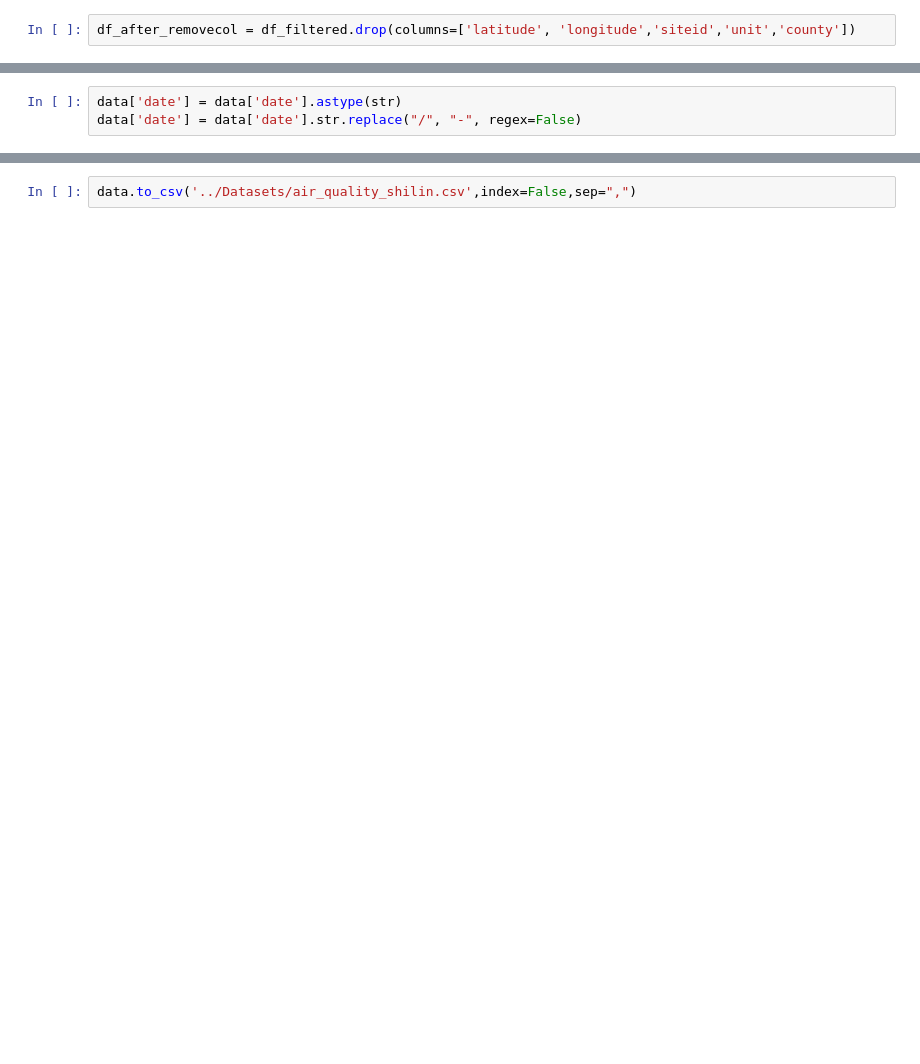
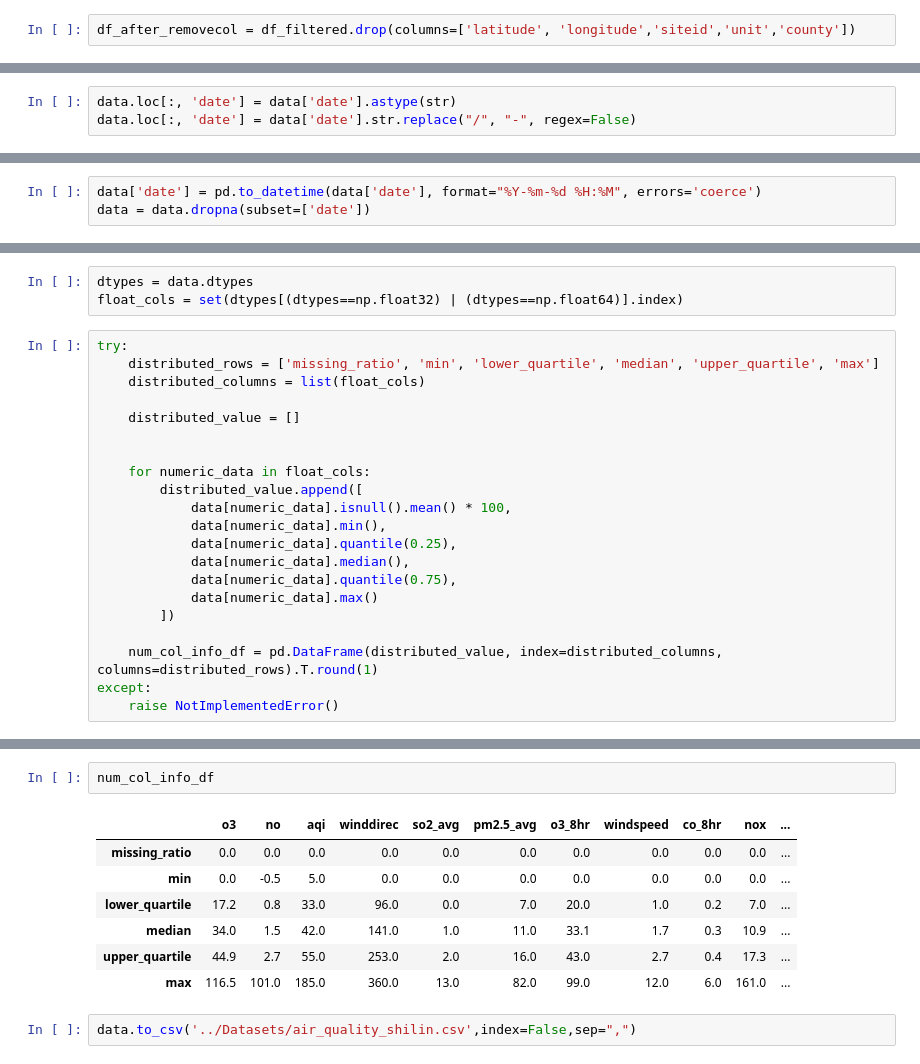
Before and after one commit to Dzivilord/DV-TW-Lab02, a Jupyter notebook: Source_Codes/preprocessing.ipynb, the cells around one changed output, grey strips where cells are left out. Cells and saved outputs as stored; diff of their text form; blank space fills up the shorter version.

```diff
--- a/Source_Codes/preprocessing.ipynb
+++ b/Source_Codes/preprocessing.ipynb
@@ -46,3 +134,3 @@ for col in columns_to_convert:
 # %%
-data['date'] = data['date'].astype(str)
-data['date'] = data['date'].str.replace("/", "-", regex=False)
+data.loc[:, 'date'] = data['date'].astype(str)
+data.loc[:, 'date'] = data['date'].str.replace("/", "-", regex=False)
@@ -50,0 +137,3 @@ data.info()
+# %%
+data['date'] = pd.to_datetime(data['date'], format="%Y-%m-%d %H:%M", errors='coerce')
+data = data.dropna(subset=['date'])
@@ -50,0 +146,24 @@ data.info()
+# %%
+dtypes = data.dtypes
+float_cols = set(dtypes[(dtypes==np.float32) | (dtypes==np.float64)].index)
+# %%
+try:
+    distributed_rows = ['missing_ratio', 'min', 'lower_quartile', 'median', 'upper_quartile', 'max']
+    distributed_columns = list(float_cols)
+
+    distributed_value = []
+
+
+    for numeric_data in float_cols:
+        distributed_value.append([
+            data[numeric_data].isnull().mean() * 100,
+            data[numeric_data].min(),
+            data[numeric_data].quantile(0.25),
+            data[numeric_data].median(),
+            data[numeric_data].quantile(0.75),
+            data[numeric_data].max()
+        ])
+
+    num_col_info_df = pd.DataFrame(distributed_value, index=distributed_columns, columns=distributed_rows).T.round(1)
+except:
+    raise NotImplementedError()
@@ -51,2 +189,12 @@ data.info()
+# %%
+num_col_info_df
+# %% [output]
+|  | o3 | no | aqi | winddirec | so2_avg | pm2.5_avg | o3_8hr | windspeed | co_8hr | nox | ... |
+| missing_ratio | 0.0 | 0.0 | 0.0 | 0.0 | 0.0 | 0.0 | 0.0 | 0.0 | 0.0 | 0.0 | ... |
+| min | 0.0 | -0.5 | 5.0 | 0.0 | 0.0 | 0.0 | 0.0 | 0.0 | 0.0 | 0.0 | ... |
+| lower_quartile | 17.2 | 0.8 | 33.0 | 96.0 | 0.0 | 7.0 | 20.0 | 1.0 | 0.2 | 7.0 | ... |
+| median | 34.0 | 1.5 | 42.0 | 141.0 | 1.0 | 11.0 | 33.1 | 1.7 | 0.3 | 10.9 | ... |
+| upper_quartile | 44.9 | 2.7 | 55.0 | 253.0 | 2.0 | 16.0 | 43.0 | 2.7 | 0.4 | 17.3 | ... |
+| max | 116.5 | 101.0 | 185.0 | 360.0 | 13.0 | 82.0 | 99.0 | 12.0 | 6.0 | 161.0 | ... |
 # %%
 data.to_csv('../Datasets/air_quality_shilin.csv',index=False,sep=",")
```
Also changed, not shown: parts of 13 cells of this notebook, 6 other files.
